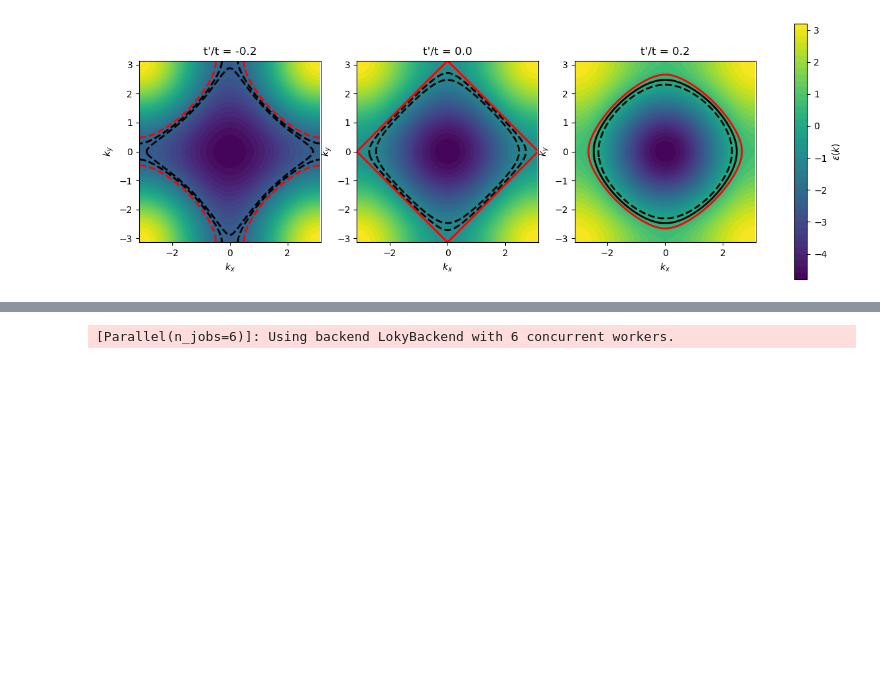
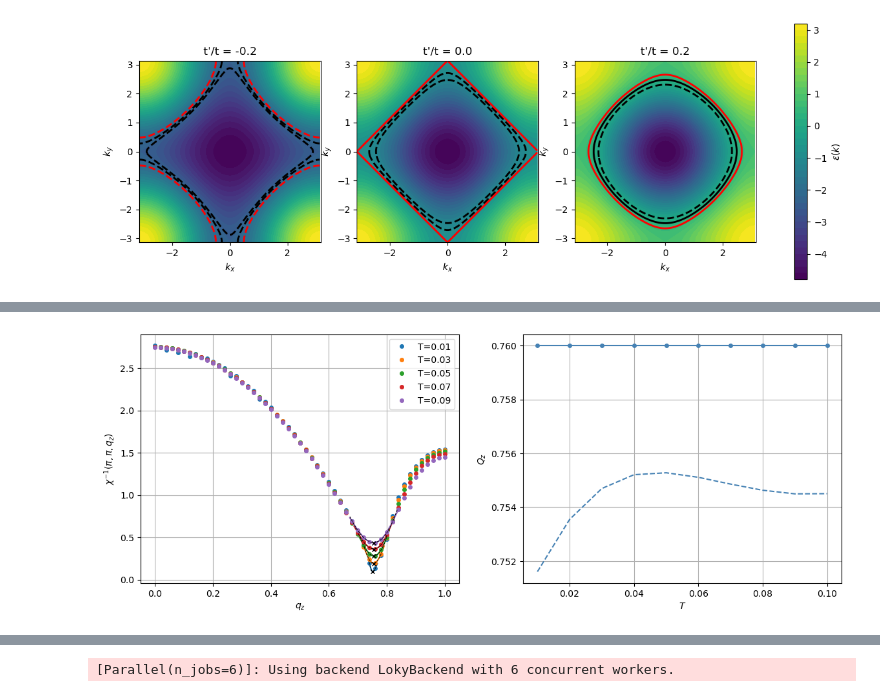
Before and after one commit to cctort/quantum_criticality, a Jupyter notebook: chi_rpa.ipynb, the cells around one changed output, grey strips where cells are left out. Cells and saved outputs as stored; diff of their text form; code cells hidden in the pictures; blank space fills up the shorter version.

```diff
--- a/chi_rpa.ipynb
+++ b/chi_rpa.ipynb
@@ -121,14 +121,19 @@ plt.show()
 0.2 [-0.11153337844605017, 0.20753242312156925, 0.47658709313792585]
 [figure]
 # %%
-n = 0.7
-T_list = np.linspace(0.001, 0.1, 10)
+n = 0.8
+T_list = np.linspace(0.01, 0.1, 10)
 U = 3
 
-nk = 200
-cube = LATTICE()
-cube.get_e_k(nk=nk)
-cube.get_phase_k(nk)
+nk = 100
+lat = LATTICE(tp=0.05)
+lat.get_bz(nk, ibz=True)
+lat.get_e_k()
+
+refine_ratio = 2
+nk_fine = int(nk*refine_ratio)
+lat.get_bz(nk_fine, ibz=True, fine=True)
+lat.get_e_k(fine=True)
 
 fig = plt.figure(figsize=(14, 5))
 ax = [fig.add_subplot(1,2,1),
@@ -138,49 +143,37 @@ ax[0].set_xlabel('$q_z$')
 ax[0].set_ylabel(r'$\chi^{-1}(\pi,\pi,q_z)$')
 
 ax[1].set_xlabel('$T$')
-ax[1].set_ylabel(r'$\chi^{-1}(\mathbf{Q}_{min})$')
+ax[1].set_ylabel('$Q_z$')
 
-qz_path = np.linspace(0., 1., nk//2+1)
+q_path = ([1,1,0],[1,1,1])
+qz_grid = get_grid_from_path(q_path, lat.k_vecs)[:,-1]
+step = qz_grid[1] - qz_grid[0]
 Qz = []
-Qz_refined = []
+Qz_ref = []
 for i, T in enumerate(T_list):
-    mu = get_mu(cube.e_k, n, 1/T)
+    mu = get_mu(lat.e_k_fine, n, 1/T, ibz_w_k=lat.ibz_w_k_fine)
 
-    invchi = []
-    for qz in qz_path:
-        q = np.array([1.,1.,qz])
+    Q, _, invchi0_grid = get_invchi0_min(lat, mu, 1/T, nk, q_path, 'lindhard')
+    Q_ref, invchi0_Q = refine_min(lat, mu, 1/T, nk, Q, q_path, refine_ratio=refine_ratio)
+    fit_out, grid_pts = fit_invxi(lat, mu, 1/T, U, nk_fine, Q_ref)
 
-        e_k, e_kq = cube.get_e_kq(q, 'coarse')
-        S_k = e_k*0
-        invchi.append(1/lindhard_ksp(mu, 1/T, e_k, e_kq, S_k, S_k) - U)
+    Qz.append(Q[-1])
+    Qz_ref.append(Q_ref[-1])
+    if i%2 == 0:
+        ax[0].plot(qz_grid, invchi0_grid-U, 'o', markersize=4, label=f'T={T:.2f}')
 
-    if i%2 == 0:
-        ax[0].plot(qz_path, invchi, 'o-', markersize=3, label=f'T = {T:.3f}')
+        par, _ = fit_out
+        color = ax[0].lines[-1].get_color()
+        q_grid_fitted, invchi_grid_fitted = grid_pts
+        OZ_curve = [1/OZ(np.pi*(qz - Q_ref[-1]), *par) for qz in q_grid_fitted[:,-1]]
+        ax[0].plot(q_grid_fitted[:,-1], invchi_grid_fitted, color=color)
+        ax[0].plot(q_grid_fitted[:,-1], OZ_curve, '--', color='black', linewidth=0.7)
+        ax[0].plot(Q_ref[-1], invchi0_Q-U, 'x', markersize=4, color='black')
 
-    idx = np.argmin(invchi)
-    Qz.append(qz_path[np.argmin(invchi)])
-    #ax[0].axvline(Qz[-1], linestyle='--', color=color)
-
-    start = qz_path[0]
-    end   = qz_path[-1]
-    step  = 1 / (len(qz_path) - 1)
-
-    def invchi0(s):
-
-        qz_pt = start + s * (end - start)
-        q_pt = np.array([1.,1.,qz_pt])
-        e_k_arr, e_kq_arr = cube.get_e_kq(q_pt, 'fine')
-
-        return 1/lindhard_ksp(mu, 1/T, e_k_arr, e_kq_arr, S_k, S_k) - U
-
-    s0 = idx / (len(qz_path) - 1)
-    res = minimize_scalar(invchi0, method='bounded', bounds=(max(0, s0 - 5*step), min(1, s0 + 5*step)))
-
-    s_min = res.x
-    Qz_refined.append(start + s_min * (end - start))
+    print(i)
 
 ax[1].plot(T_list, Qz, 'o-', markersize=4, color='steelblue')
-ax[1].plot(T_list, Qz_refined, '--', markersize=4, color='steelblue')
+ax[1].plot(T_list, Qz_ref, '--', markersize=4, color='steelblue')
 ax[0].legend()
 
 for a in ax:
@@ -191,3 +193,4 @@ TypeError: LATTICE.get_e_k() got an unexpected keyword argument 'nk'
+[figure, added]
 # %%
 U = 3
 n = 0.75
```
Also changed, not shown: parts of 12 cells of this notebook, 5 other files.
